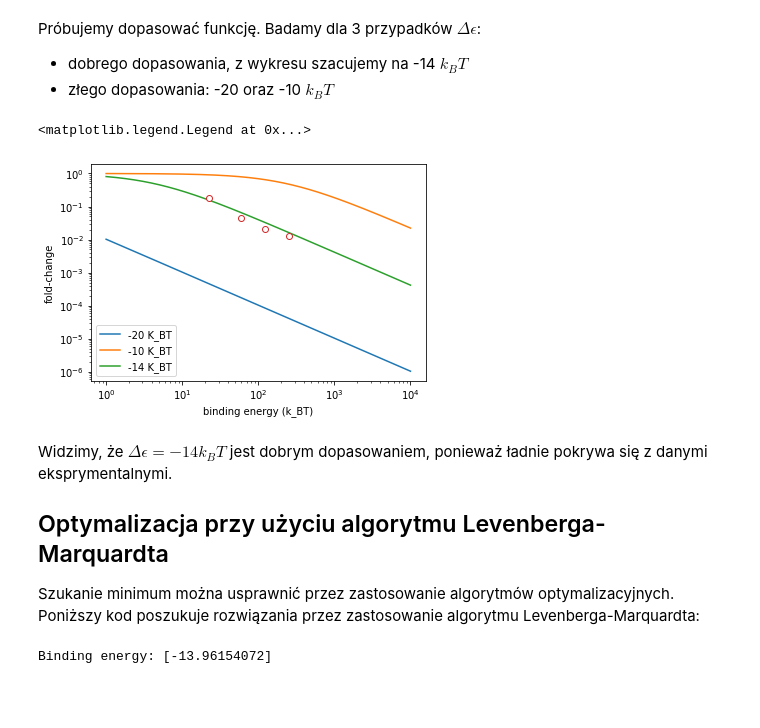
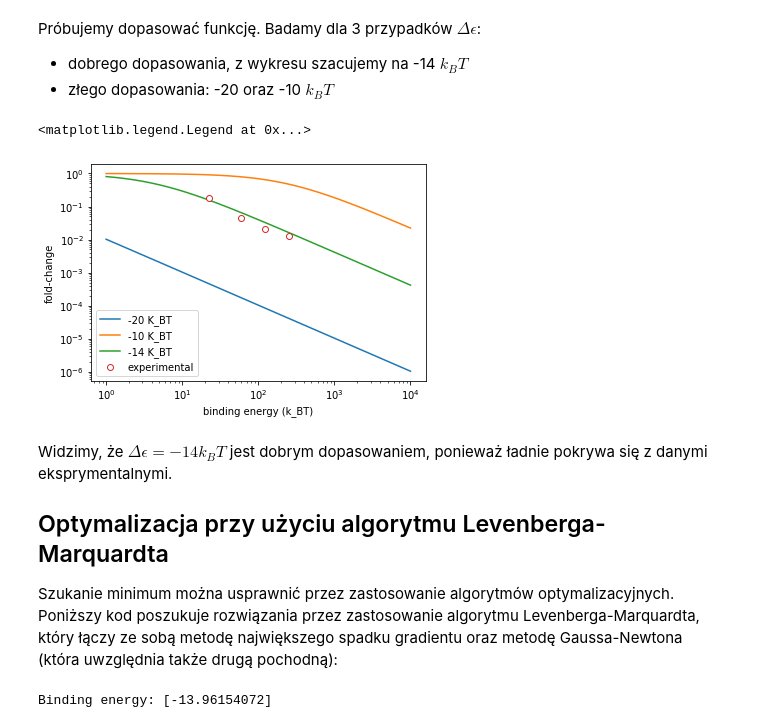
Before and after one commit to cudek/wbbbib-biologia-syntetyczna-cw5, a Jupyter notebook: cw2/DNA-binding-energy-estimation.ipynb, the cells around one changed output. Saved outputs shown, nothing was run; the diff lists cells and outputs as text; code cells hidden in the pictures; blank space fills up the shorter version.

```diff
--- a/cw2/DNA-binding-energy-estimation.ipynb
+++ b/cw2/DNA-binding-energy-estimation.ipynb
@@ -102,39 +102,39 @@ Próbujemy dopasować funkcję. Badamy dla 3 przypadków $\Delta\epsilon$:
 # %%
 badEp1 = -20
 badEp2 = -10
 bestEp = -14
 
 repRange = np.logspace(0, 4, 500)
 
 epValues = np.array([badEp1, badEp2, bestEp])
 
 repressors = lacZ_titration_data.T[0]
 foldChange = lacZ_titration_data.T[1]
 
 fits = []
 
 for epValue in epValues:
     fits.append((1 + (repRange / 5E6) * np.exp(-epValue))**-1);
 
 plt.loglog(repRange, fits[0], label='-20 K_BT')
 plt.loglog(repRange, fits[1], label='-10 K_BT')
 plt.loglog(repRange, fits[2], label='-14 K_BT')
 
-plt.loglog(repressors, foldChange, 'o', markerfacecolor='w')
+plt.loglog(repressors, foldChange, 'o', markerfacecolor='w', label='experimental')
 
 plt.xlabel('binding energy (k_BT)')
 plt.ylabel('fold-change')
 
 plt.legend()
 # %% [output]
 <matplotlib.legend.Legend at 0x...>
-[figure, old version]
+[figure, new version]
 # %% [markdown]
 Widzimy, że $\Delta\epsilon = -14 k_BT$ jest dobrym dopasowaniem, ponieważ ładnie pokrywa się z danymi eksprymentalnymi.
 
 ## Optymalizacja przy użyciu algorytmu Levenberga-Marquardta
 
-Szukanie minimum można usprawnić przez zastosowanie algorytmów optymalizacyjnych. Poniższy kod poszukuje rozwiązania przez zastosowanie algorytmu Levenberga-Marquardta:
+Szukanie minimum można usprawnić przez zastosowanie algorytmów optymalizacyjnych. Poniższy kod poszukuje rozwiązania przez zastosowanie algorytmu Levenberga-Marquardta, który łączy ze sobą metodę największego spadku gradientu oraz metodę Gaussa-Newtona (która uwzględnia także drugą pochodną):
 # %%
 def residFunc(ep):
     theoretical = (1 + (repressors/5e6) * np.exp(-ep))**-1
```
